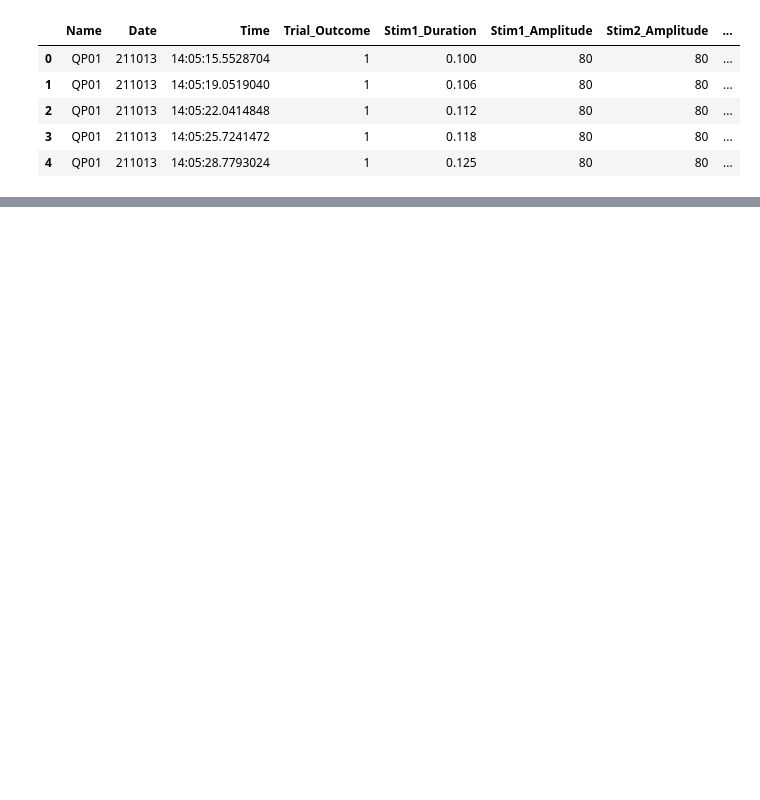
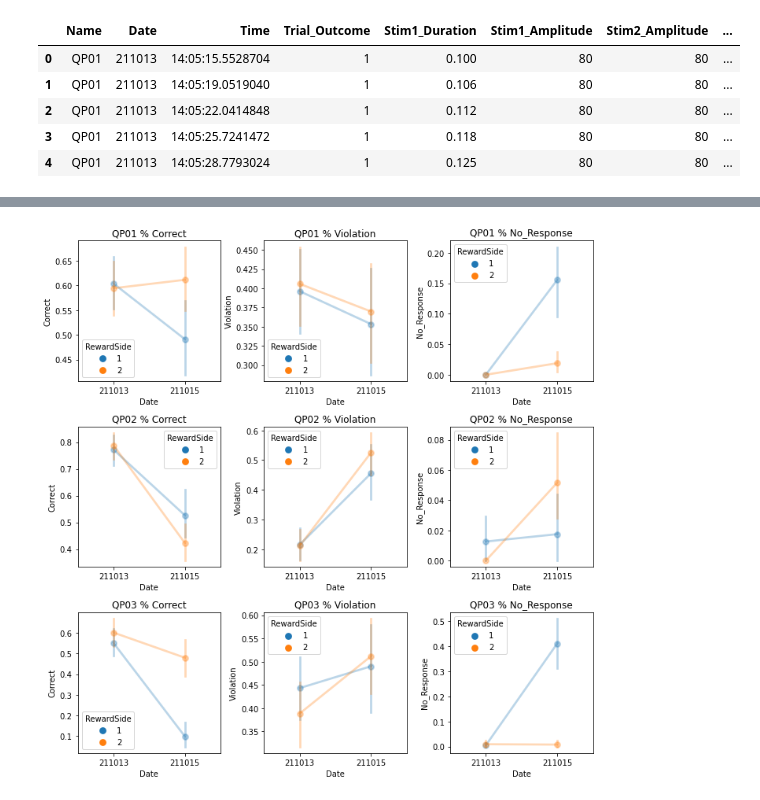
Before and after one commit to LIMLabSWC/x_detection_beh_analysis, a Jupyter notebook: PWM_analysis_v2.ipynb, the cells around one changed output, grey strips where cells are left out. Cells and saved outputs as stored; diff of their text form; code cells hidden in the pictures; blank space fills up the shorter version.

```diff
--- a/PWM_analysis_v2.ipynb
+++ b/PWM_analysis_v2.ipynb
@@ -335,0 +349,66 @@ plt.show()
+# %%
+figure(figsize=(10, 10))
+rows,colums = 3,3
+legend_rotation = 90
+alpha = 0.3
+
+plt.subplot(rows,colums,1)
+Name = 'QP01'
+g = sns.pointplot(data = trial_data[trial_data.Name == Name], x = 'Date', y = 'Correct', hue = 'RewardSide')
+plt.setp(g.collections, alpha=alpha) #for the markers
+plt.setp(g.lines, alpha=alpha)       #for the lines
+plt.title(Name + " % Correct")
+
+plt.subplot(rows,colums,2)
+g = sns.pointplot(data = trial_data[trial_data.Name == Name], x = 'Date', y = 'Violation', hue = 'RewardSide')
+plt.setp(g.collections, alpha=alpha) #for the markers
+plt.setp(g.lines, alpha=alpha)       #for the lines
+plt.title(Name + " % Violation")
+
+plt.subplot(rows,colums,3)
+g = sns.pointplot(data = trial_data[trial_data.Name == Name], x = 'Date', y = 'No_Response', hue = 'RewardSide')
+plt.setp(g.collections, alpha=alpha) #for the markers
+plt.setp(g.lines, alpha=alpha)       #for the lines
+plt.title(Name + " % No_Response")
+
+plt.subplot(rows,colums,4)
+Name = 'QP02'
+g = sns.pointplot(data = trial_data[trial_data.Name == Name], x = 'Date', y = 'Correct', hue = 'RewardSide')
+plt.setp(g.collections, alpha=alpha) #for the markers
+plt.setp(g.lines, alpha=alpha)       #for the lines
+plt.title(Name + " % Correct")
+
+plt.subplot(rows,colums,5)
+g = sns.pointplot(data = trial_data[trial_data.Name == Name], x = 'Date', y = 'Violation', hue = 'RewardSide')
+plt.setp(g.collections, alpha=alpha) #for the markers
+plt.setp(g.lines, alpha=alpha)       #for the lines
+plt.title(Name + " % Violation")
+
+plt.subplot(rows,colums,6)
+g = sns.pointplot(data = trial_data[trial_data.Name == Name], x = 'Date', y = 'No_Response', hue = 'RewardSide')
+plt.setp(g.collections, alpha=alpha) #for the markers
+plt.setp(g.lines, alpha=alpha)       #for the lines
+plt.title(Name + " % No_Response")
+
+plt.subplot(rows,colums,7)
+Name = 'QP03'
+g = sns.pointplot(data = trial_data[trial_data.Name == Name], x = 'Date', y = 'Correct', hue = 'RewardSide')
+plt.setp(g.collections, alpha=alpha) #for the markers
+plt.setp(g.lines, alpha=alpha)       #for the lines
+plt.title(Name + " % Correct")
+
+plt.subplot(rows,colums,8)
+g = sns.pointplot(data = trial_data[trial_data.Name == Name], x = 'Date', y = 'Violation', hue = 'RewardSide')
+plt.setp(g.collections, alpha=alpha) #for the markers
+plt.setp(g.lines, alpha=alpha)       #for the lines
+plt.title(Name + " % Violation")
+
+plt.subplot(rows,colums,9)
+g = sns.pointplot(data = trial_data[trial_data.Name == Name], x = 'Date', y = 'No_Response', hue = 'RewardSide')
+plt.setp(g.collections, alpha=alpha) #for the markers
+plt.setp(g.lines, alpha=alpha)       #for the lines
+plt.title(Name + " % No_Response")
+plt.tight_layout()
+plt.show()
+# %% [output]
+[figure, added]
```
Also changed, not shown: parts of 19 cells of this notebook.
